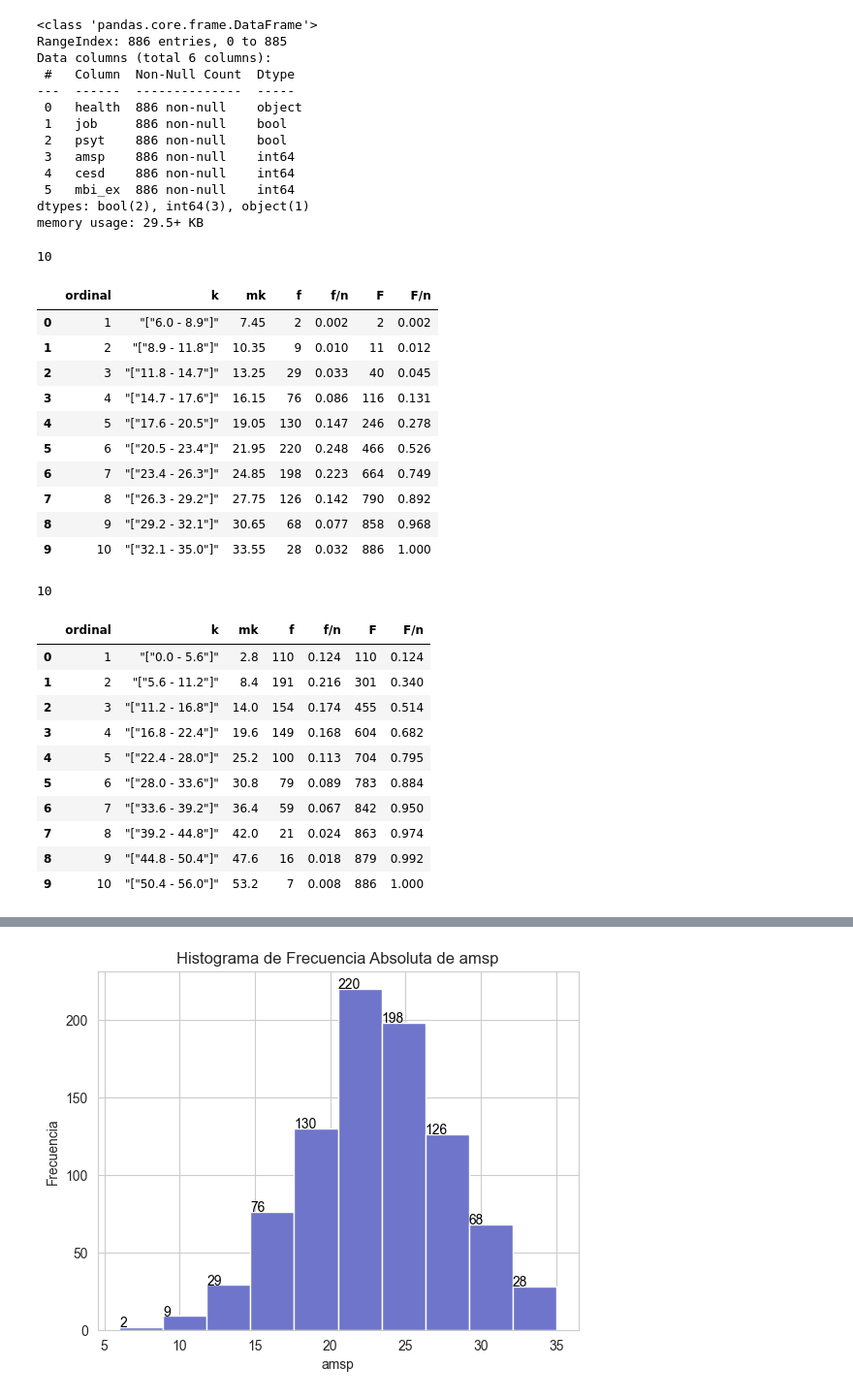
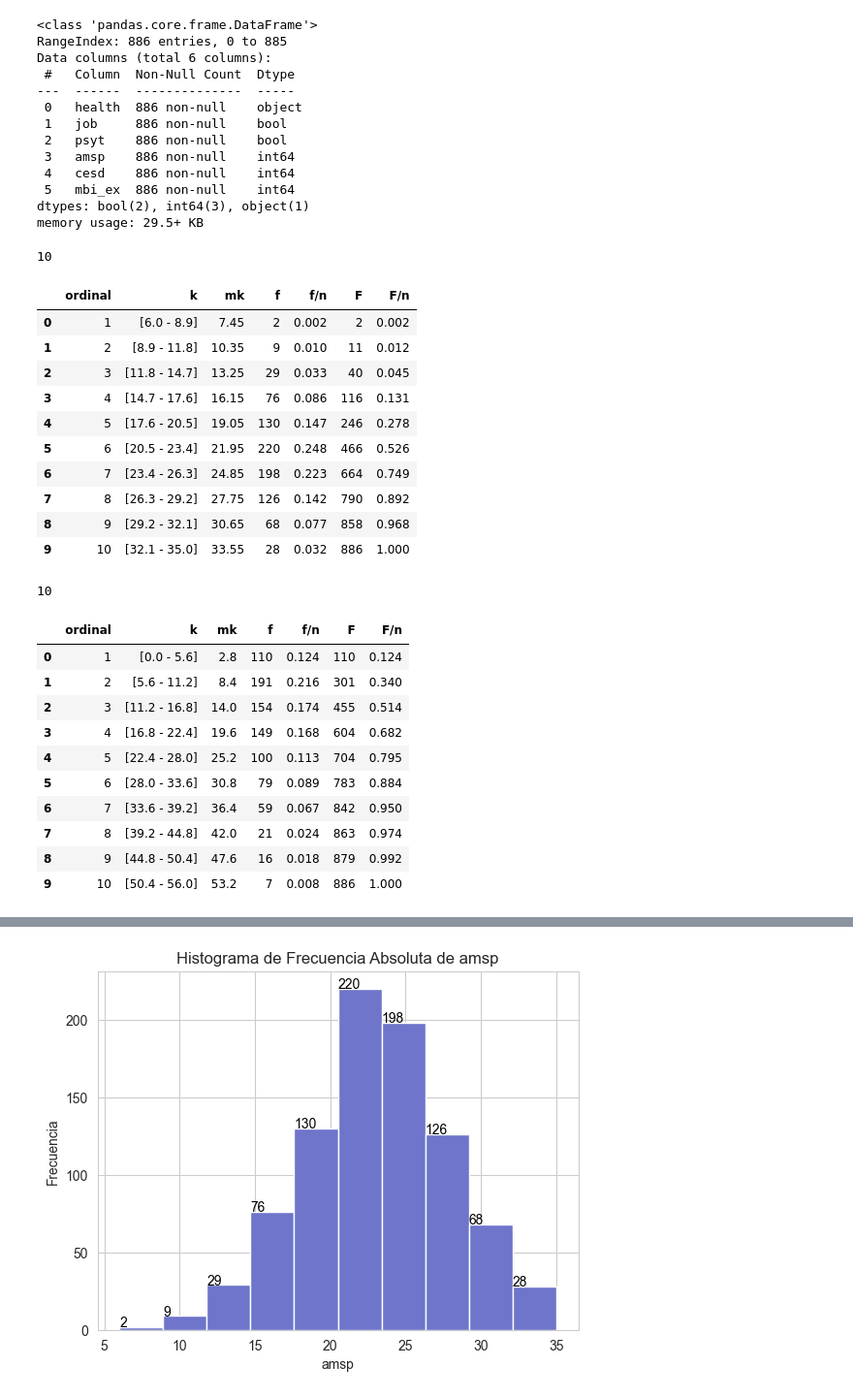
Before and after one commit to BryanEstrada003/Proyecto-1p-Statistic, a Jupyter notebook: analysisPT2.ipynb, the cells around one changed output, grey strips where cells are left out. Shown at 97% size. Drawn from its saved outputs; the diff is of its cells as text; code cells hidden in the pictures.

```diff
--- a/analysisPT2.ipynb
+++ b/analysisPT2.ipynb
@@ -107,7 +113,7 @@ def tabla_frec(df, column:str):
     n = df[column].count()
     tb = pd.DataFrame(columns=['ordinal', 'k', 'mk', 'f', 'f/n', 'F', 'F/n'])
     tb['ordinal'] = range(1, k+1)
-    tb['k'] = [f'"["{round(min_val + AK * i, 2)} - {round(min_val + AK * (i+1), 2)}"]"' for i in range(k)]
+    tb['k'] = [f'[{round(min_val + AK * i, 2)} - {round(min_val + AK * (i+1), 2)}]' for i in range(k)]
     tb['mk'] = [(min_val + AK * i + min_val + AK * (i+1)) / 2 for i in range(k)]
     tb['f'] = [((df[column] >= min_val + AK * i) & (df[column] < min_val + AK * (i+1) if i < k-1 else df[column] <= min_val + AK * (i+1))).sum() for i in range(k)]
     tb['f/n'] = round(tb['f'] / n, 3)
@@ -209,33 +212,35 @@ def boxplot(value):
         plt.show()
         fig.tight_layout()
 # %%
-tabla_frec(medTeach, 'amsp')
+asmp=tabla_frec(medTeach, 'amsp')
+asmp
 # %% [output]
 10
 |  | ordinal | k | mk | f | f/n | F | F/n |
-| 0 | 1 | "["6.0 - 8.9"]" | 7.45 | 2 | 0.002 | 2 | 0.002 |
-| 1 | 2 | "["8.9 - 11.8"]" | 10.35 | 9 | 0.010 | 11 | 0.012 |
-| 2 | 3 | "["11.8 - 14.7"]" | 13.25 | 29 | 0.033 | 40 | 0.045 |
-| 3 | 4 | "["14.7 - 17.6"]" | 16.15 | 76 | 0.086 | 116 | 0.131 |
-| 4 | 5 | "["17.6 - 20.5"]" | 19.05 | 130 | 0.147 | 246 | 0.278 |
-| 5 | 6 | "["20.5 - 23.4"]" | 21.95 | 220 | 0.248 | 466 | 0.526 |
-| 6 | 7 | "["23.4 - 26.3"]" | 24.85 | 198 | 0.223 | 664 | 0.749 |
-| 7 | 8 | "["26.3 - 29.2"]" | 27.75 | 126 | 0.142 | 790 | 0.892 |
-| 8 | 9 | "["29.2 - 32.1"]" | 30.65 | 68 | 0.077 | 858 | 0.968 |
-| 9 | 10 | "["32.1 - 35.0"]" | 33.55 | 28 | 0.032 | 886 | 1.000 |
+| 0 | 1 | [6.0 - 8.9] | 7.45 | 2 | 0.002 | 2 | 0.002 |
+| 1 | 2 | [8.9 - 11.8] | 10.35 | 9 | 0.010 | 11 | 0.012 |
+| 2 | 3 | [11.8 - 14.7] | 13.25 | 29 | 0.033 | 40 | 0.045 |
+| 3 | 4 | [14.7 - 17.6] | 16.15 | 76 | 0.086 | 116 | 0.131 |
+| 4 | 5 | [17.6 - 20.5] | 19.05 | 130 | 0.147 | 246 | 0.278 |
+| 5 | 6 | [20.5 - 23.4] | 21.95 | 220 | 0.248 | 466 | 0.526 |
+| 6 | 7 | [23.4 - 26.3] | 24.85 | 198 | 0.223 | 664 | 0.749 |
+| 7 | 8 | [26.3 - 29.2] | 27.75 | 126 | 0.142 | 790 | 0.892 |
+| 8 | 9 | [29.2 - 32.1] | 30.65 | 68 | 0.077 | 858 | 0.968 |
+| 9 | 10 | [32.1 - 35.0] | 33.55 | 28 | 0.032 | 886 | 1.000 |
 # %%
-tabla_frec(medTeach, 'cesd')
+cesd = tabla_frec(medTeach, 'cesd')
+cesd
 # %% [output]
 10
 |  | ordinal | k | mk | f | f/n | F | F/n |
-| 0 | 1 | "["0.0 - 5.6"]" | 2.8 | 110 | 0.124 | 110 | 0.124 |
-| 1 | 2 | "["5.6 - 11.2"]" | 8.4 | 191 | 0.216 | 301 | 0.340 |
-| 2 | 3 | "["11.2 - 16.8"]" | 14.0 | 154 | 0.174 | 455 | 0.514 |
-| 3 | 4 | "["16.8 - 22.4"]" | 19.6 | 149 | 0.168 | 604 | 0.682 |
-| 4 | 5 | "["22.4 - 28.0"]" | 25.2 | 100 | 0.113 | 704 | 0.795 |
-| 5 | 6 | "["28.0 - 33.6"]" | 30.8 | 79 | 0.089 | 783 | 0.884 |
-| 6 | 7 | "["33.6 - 39.2"]" | 36.4 | 59 | 0.067 | 842 | 0.950 |
-| 7 | 8 | "["39.2 - 44.8"]" | 42.0 | 21 | 0.024 | 863 | 0.974 |
-| 8 | 9 | "["44.8 - 50.4"]" | 47.6 | 16 | 0.018 | 879 | 0.992 |
-| 9 | 10 | "["50.4 - 56.0"]" | 53.2 | 7 | 0.008 | 886 | 1.000 |
+| 0 | 1 | [0.0 - 5.6] | 2.8 | 110 | 0.124 | 110 | 0.124 |
+| 1 | 2 | [5.6 - 11.2] | 8.4 | 191 | 0.216 | 301 | 0.340 |
+| 2 | 3 | [11.2 - 16.8] | 14.0 | 154 | 0.174 | 455 | 0.514 |
+| 3 | 4 | [16.8 - 22.4] | 19.6 | 149 | 0.168 | 604 | 0.682 |
+| 4 | 5 | [22.4 - 28.0] | 25.2 | 100 | 0.113 | 704 | 0.795 |
+| 5 | 6 | [28.0 - 33.6] | 30.8 | 79 | 0.089 | 783 | 0.884 |
+| 6 | 7 | [33.6 - 39.2] | 36.4 | 59 | 0.067 | 842 | 0.950 |
+| 7 | 8 | [39.2 - 44.8] | 42.0 | 21 | 0.024 | 863 | 0.974 |
+| 8 | 9 | [44.8 - 50.4] | 47.6 | 16 | 0.018 | 879 | 0.992 |
+| 9 | 10 | [50.4 - 56.0] | 53.2 | 7 | 0.008 | 886 | 1.000 |
 # %%
```
Also changed, not shown: parts of 7 cells of this notebook.
